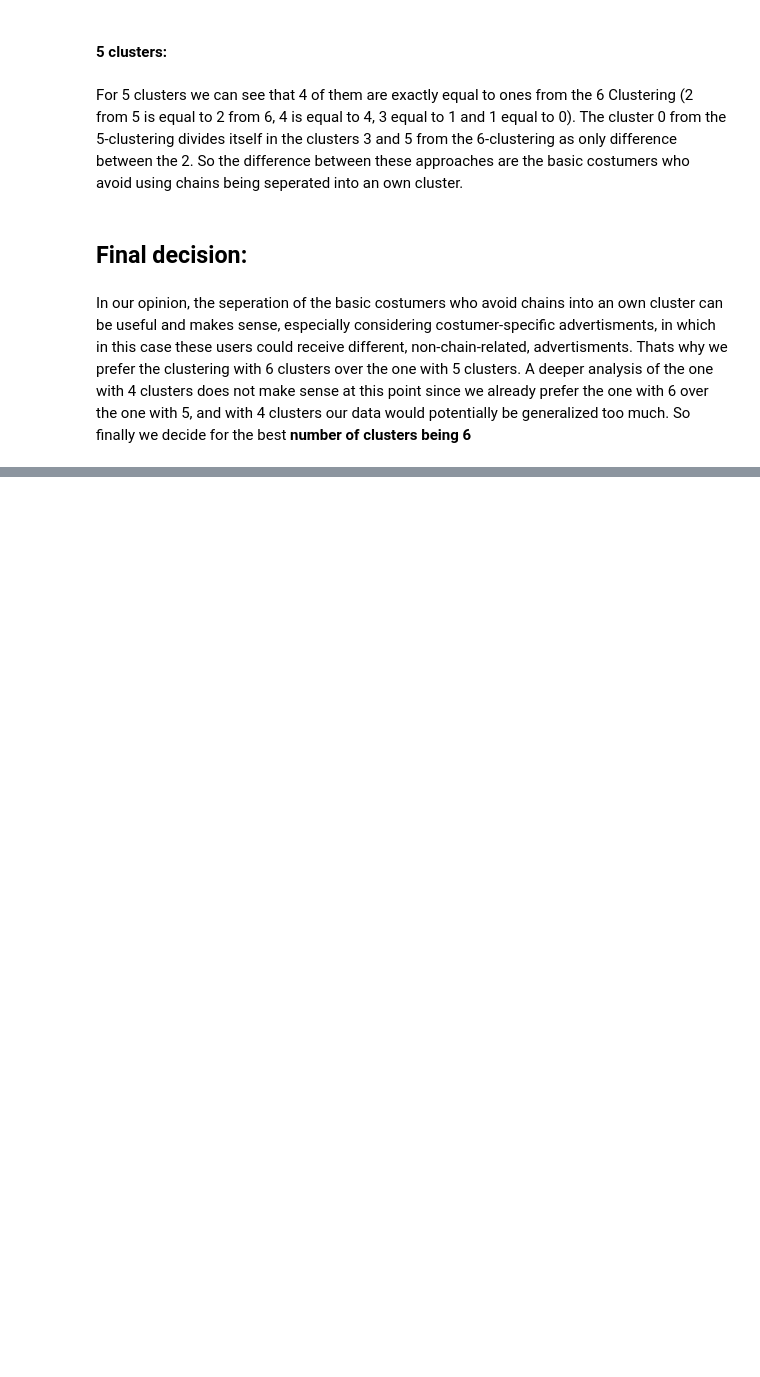
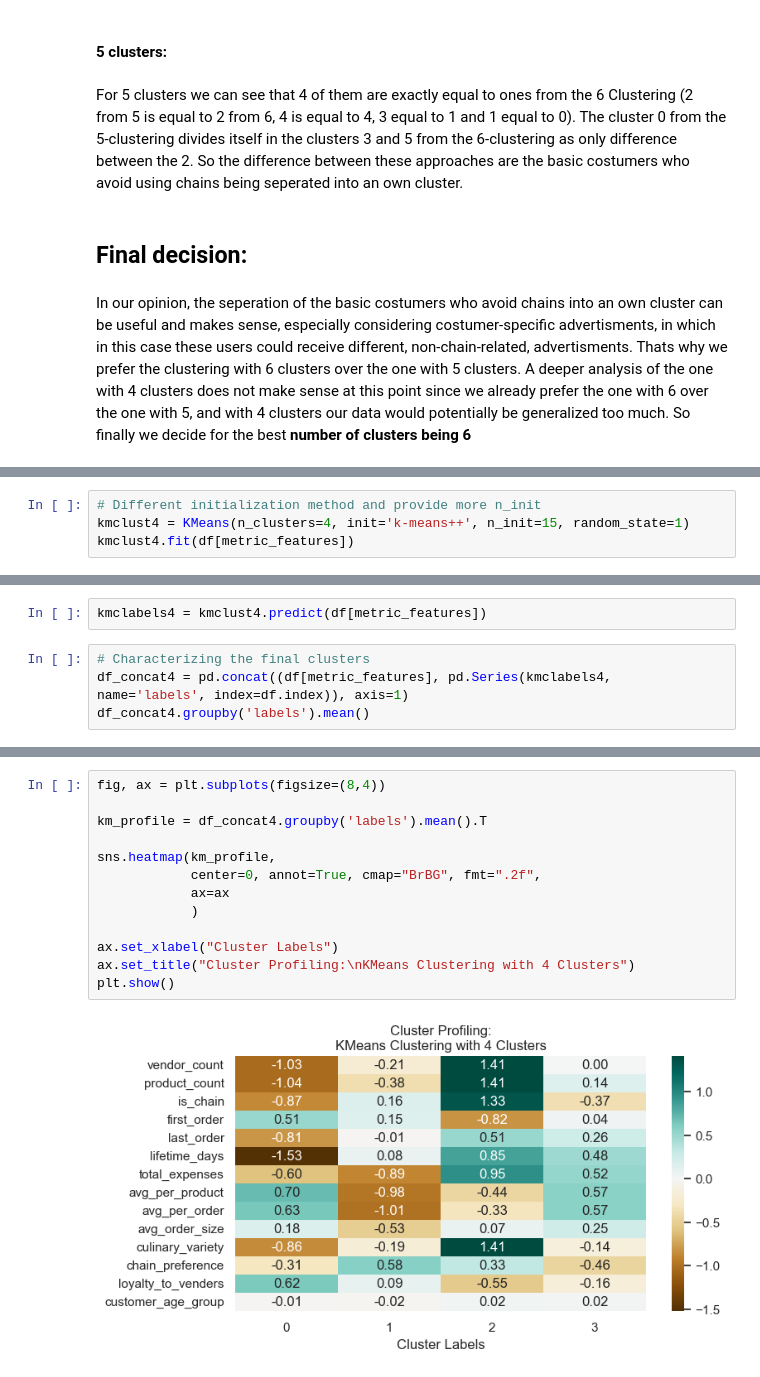
Before and after one commit to Gomsofi06/Data_Mining_NOVAIMS, a Jupyter notebook: src/Clustering.ipynb, the cells around one changed output, grey strips where cells are left out. Saved outputs shown, nothing was run; the diff lists cells and outputs as text; blank space fills up the shorter version.

```diff
--- a/src/Clustering.ipynb
+++ b/src/Clustering.ipynb
@@ -353,0 +452,4 @@ So finally we decide for the best **number of clusters being 6**
+# %%
+# Different initialization method and provide more n_init
+kmclust4 = KMeans(n_clusters=4, init='k-means++', n_init=15, random_state=1)
+kmclust4.fit(df[metric_features])
@@ -353,0 +458,6 @@ So finally we decide for the best **number of clusters being 6**
+# %%
+kmclabels4 = kmclust4.predict(df[metric_features])
+# %%
+# Characterizing the final clusters
+df_concat4 = pd.concat((df[metric_features], pd.Series(kmclabels4, name='labels', index=df.index)), axis=1)
+df_concat4.groupby('labels').mean()
@@ -353,0 +471,15 @@ So finally we decide for the best **number of clusters being 6**
+# %%
+fig, ax = plt.subplots(figsize=(8,4))
+
+km_profile = df_concat4.groupby('labels').mean().T
+
+sns.heatmap(km_profile,
+            center=0, annot=True, cmap="BrBG", fmt=".2f",
+            ax=ax
+            )
+
+ax.set_xlabel("Cluster Labels")
+ax.set_title("Cluster Profiling:\nKMeans Clustering with 4 Clusters")
+plt.show()
+# %% [output]
+[figure, added]
```
Also changed, not shown: parts of 20 cells of this notebook.
